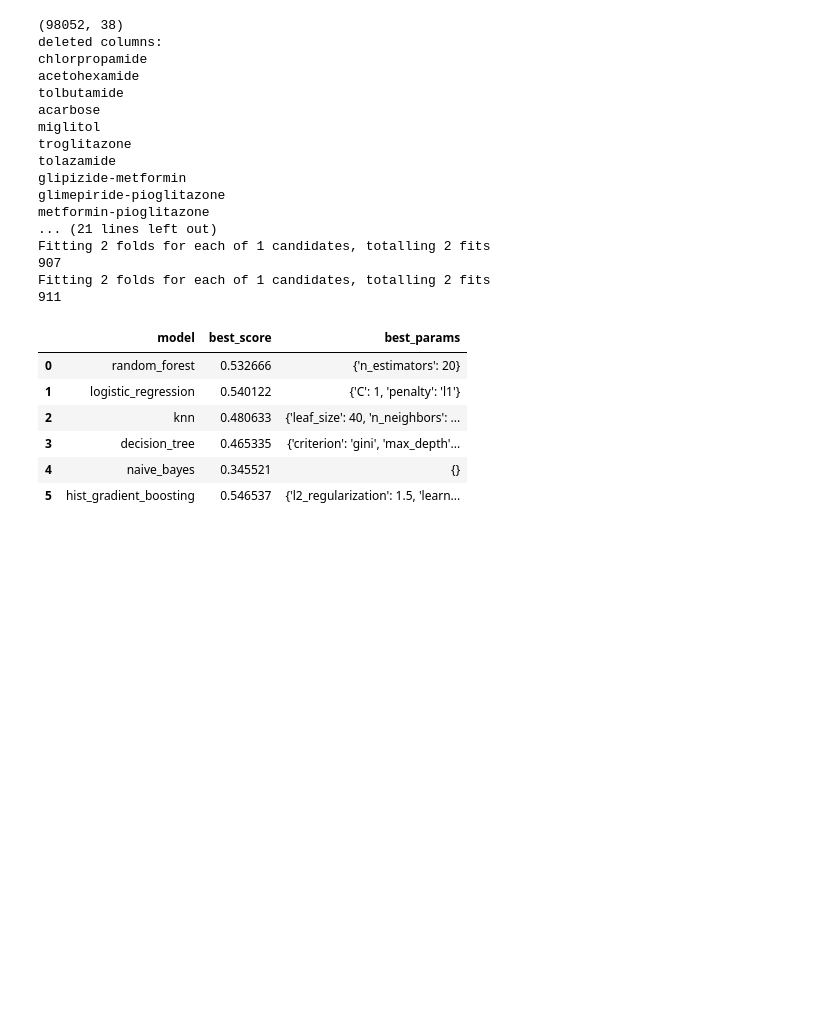
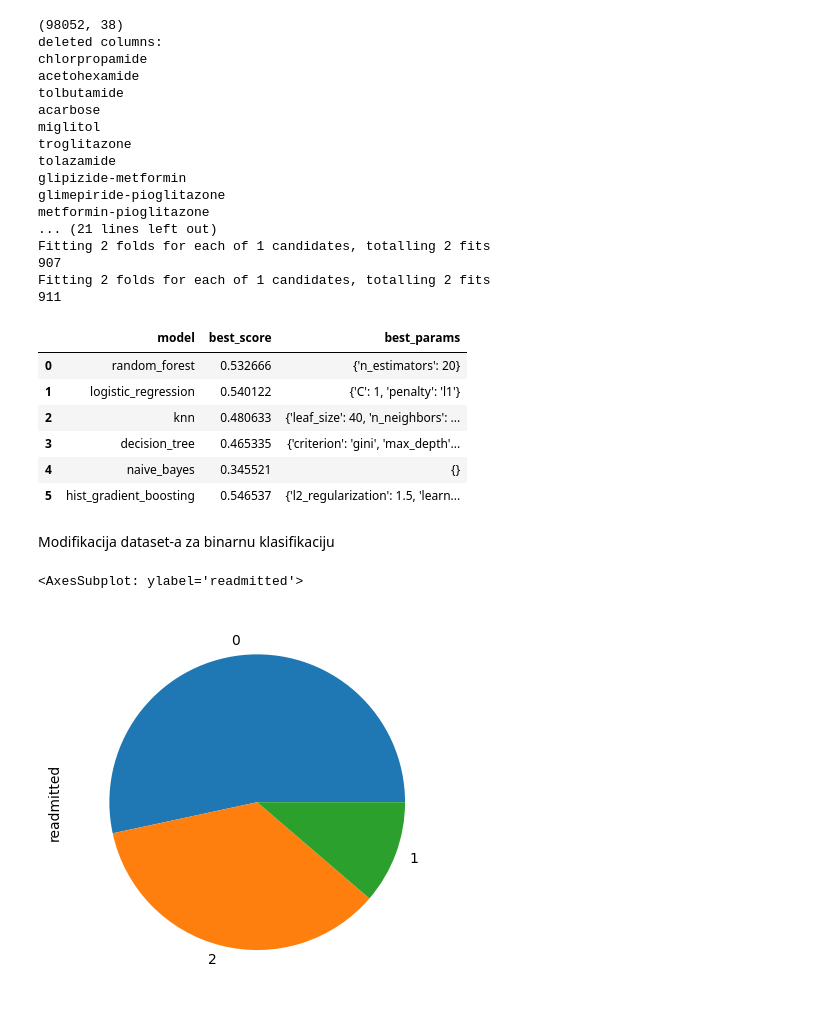
Before and after one commit to mjovanovic9999/ML, a Jupyter notebook: I/notebook/main.ipynb, the cells around one changed output. Cells and saved outputs as stored; diff of their text form; code cells hidden in the pictures; blank space fills up the shorter version.

```diff
--- a/I/notebook/main.ipynb
+++ b/I/notebook/main.ipynb
@@ -623,3 +626,10 @@ Fitting 2 folds for each of 1 candidates, totalling 2 fits
 | 3 | decision_tree | 0.465335 | {'criterion': 'gini', 'max_depth'... |
 | 4 | naive_bayes | 0.345521 | {} |
 | 5 | hist_gradient_boosting | 0.546537 | {'l2_regularization': 1.5, 'learn... |
+# %% [markdown]
+Modifikacija dataset-a za binarnu klasifikaciju
+# %%
+dataframe_label['readmitted'].value_counts().plot(kind='pie')
+# %% [output]
+<AxesSubplot: ylabel='readmitted'>
+[figure, added]
```
Also changed, not shown: parts of 12 cells of this notebook.
